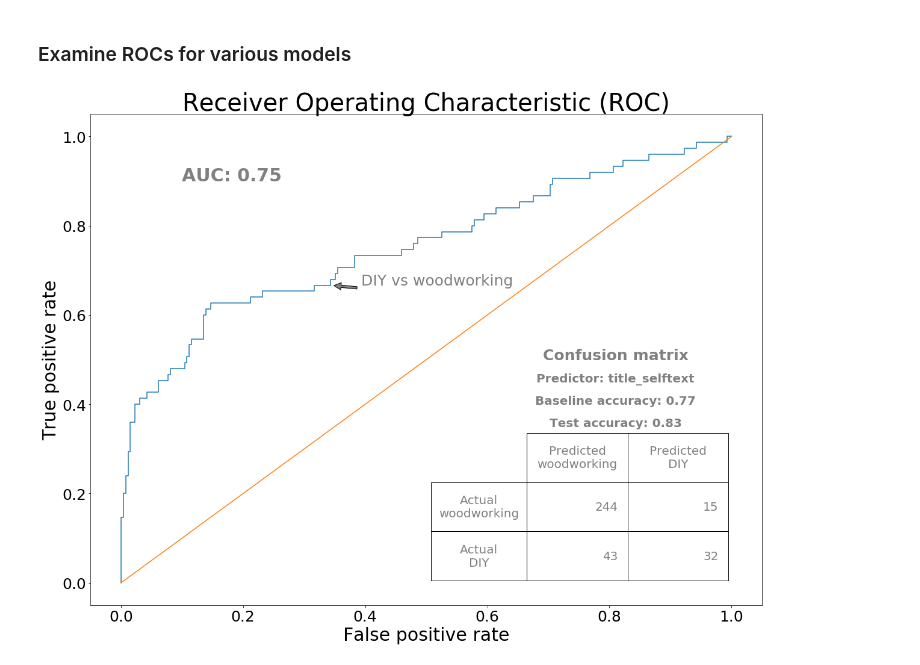
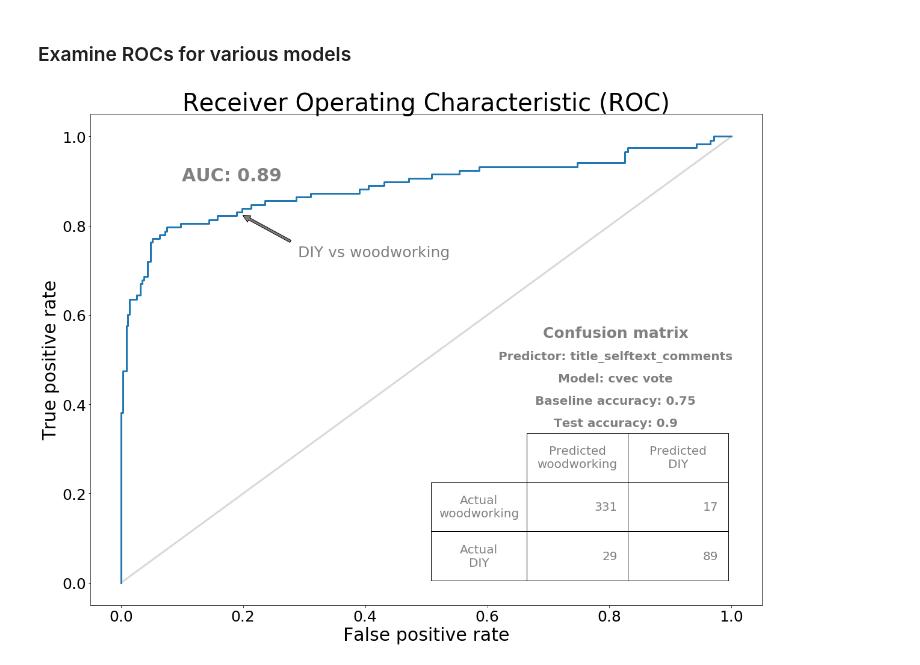
Before and after one commit to sgodfrey66/reddit_posts, a Jupyter notebook: code/Modeling.ipynb, the cells around one changed output. Drawn from its saved outputs; the diff is of its cells as text; code cells hidden in the pictures.

```diff
--- a/code/Modeling.ipynb
+++ b/code/Modeling.ipynb
@@ -540,11 +614,9 @@ sg_pairs =[('relationships', 'DIY'), ('relationships', 'politics'),
 
 model_params = [('cvec','bayem'), ('cvec','logr'), ('cvec','knn'), ('cvec','vote'),
                 ('tfidf','bayem'), ('tfidf','logr'), ('tfidf','knn'), ('tfidf','vote')]
-# model_params = [('cvec','bayem'), ('cvec','logr'), ('cvec','knn'), ('cvec','vote')]
-# model_params = [('cvec','vote')]
 
 y_col = 'subreddit'
-X_columns = [['title', 'selftext'],['title', 'selftext','comments']]
+X_columns = [['title'], ['title', 'selftext'], ['title', 'selftext','comments']]
 
 model_list = []
 # For each set of x columns
@@ -627,6 +720,6 @@ get_best_models(model_lib, sg_pairs)
 ### Examine ROCs for various models
 # %%
 # Get the performance statistics for model 80
-roc_compare(model_lib, loc1 = 32, loc2 = None)
+roc_compare(model_lib, mlocs = [131])
 # %% [output]
-[figure, old version]
+[figure, new version]
```
Also changed, not shown: parts of 17 cells of this notebook, 7 other files.
